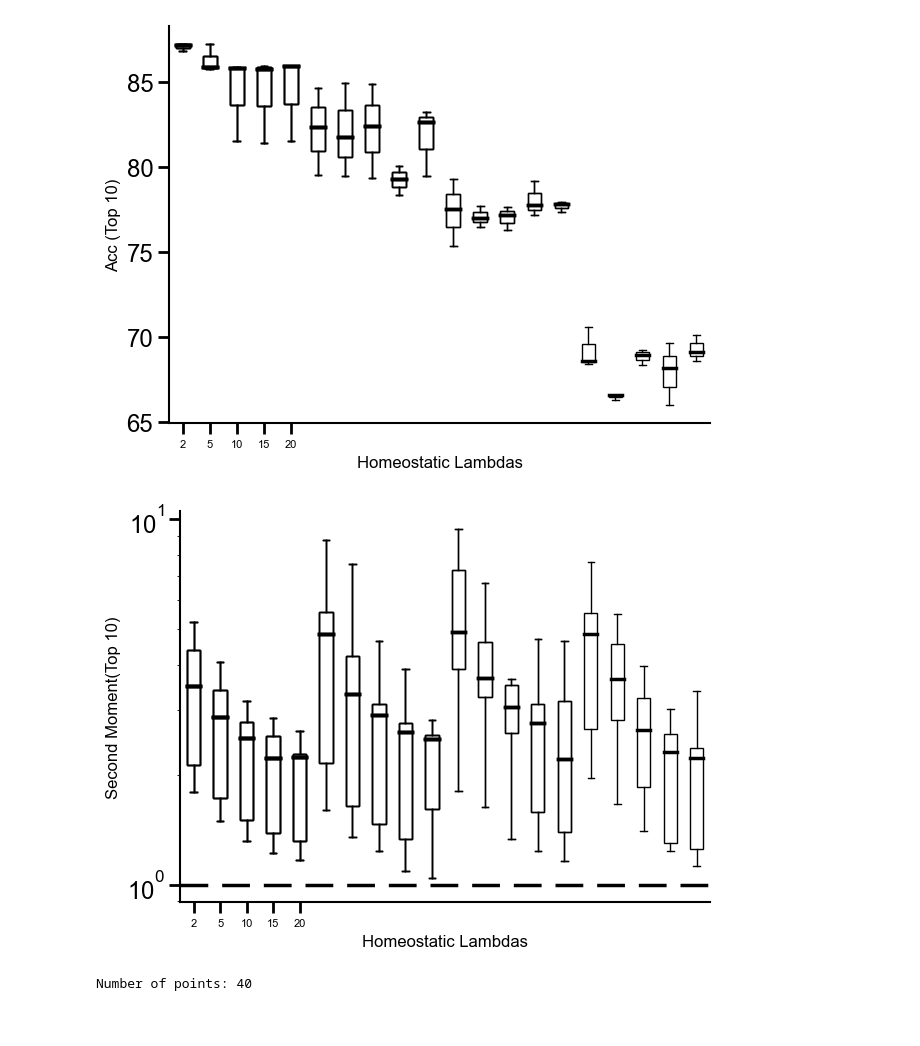
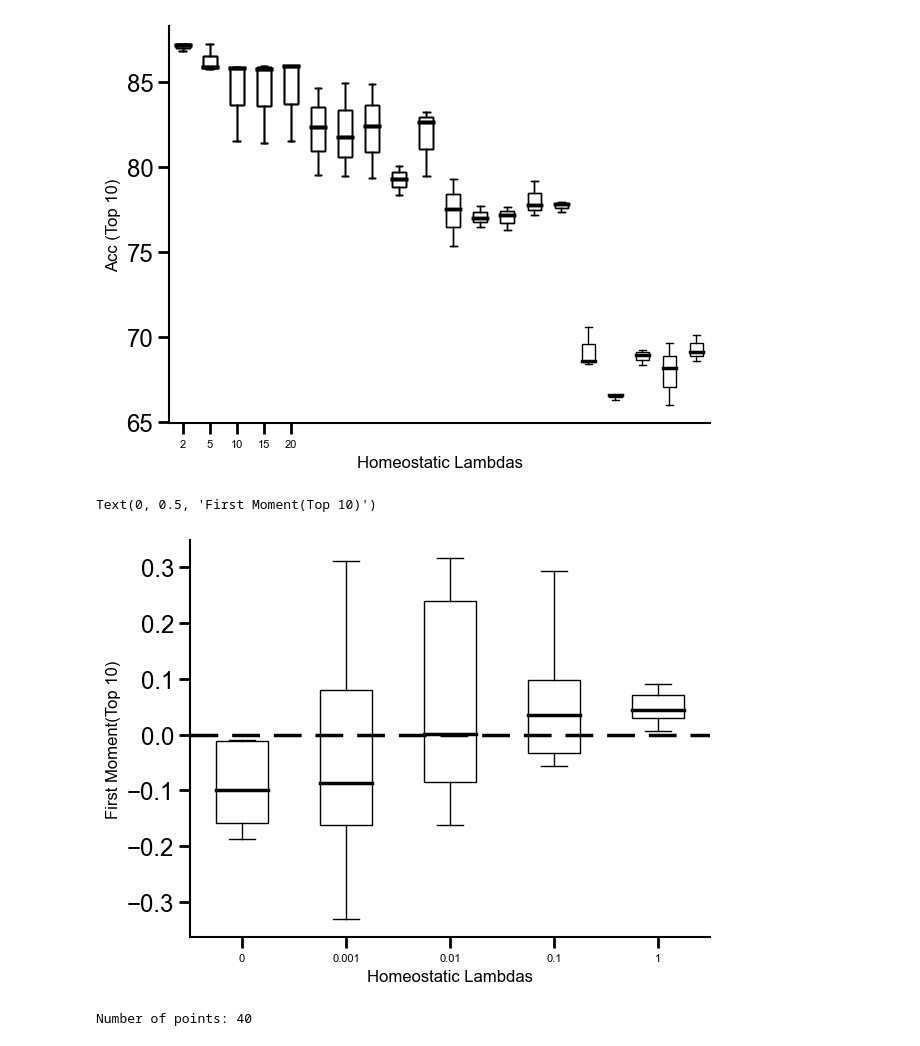
Before and after one commit to RoyHEyono/HomeostaticDANN, a Jupyter notebook: models/dense_mnist_task/notebooks/figures.ipynb, the cells around one changed output. Cells and saved outputs as stored; diff of their text form; code cells hidden in the pictures.

Commit message:
Fixed Gain and Bias implementation

```diff
--- a/models/dense_mnist_task/notebooks/figures.ipynb
+++ b/models/dense_mnist_task/notebooks/figures.ipynb
@@ -104,8 +105,8 @@ lmbda=1
 for bf in brightness_factor:
 
     runs_nolayernorm_train = fetch_runs(api, entity='project_danns', project_name='Luminosity', filters={"config.dataset": "fashionmnist",
-                                                                "config.brightness_factor": bf, "config.homeostasis": False, "config.normtype": "ln_false",
-                                                                "config.use_testset": True}, order="-summary_metrics.test_acc")[:best_n_runs]
+                                                            "config.brightness_factor": bf, "config.homeostasis": False, "config.normtype": "ln_false",
+                                                            "config.use_testset": True}, order="-summary_metrics.test_acc")[:best_n_runs]
     runs_layernorm_train = fetch_runs(api, entity='project_danns', project_name='Luminosity', filters={"config.dataset": "fashionmnist",
                                                                 "config.brightness_factor": bf, "config.homeostasis": False, "config.normtype": "ln_true",
                                                                 "config.use_testset": True}, order="-summary_metrics.test_acc")[:best_n_runs]
@@ -116,8 +117,8 @@ for bf in brightness_factor:
     #                                                             "config.brightness_factor": bf, "config.homeostasis": 1, "config.normtype": "ln_true",
     #                                                             "config.use_testset": True, "config.lambda_homeo": lmbda}, order="-summary_metrics.test_acc")[:best_n_runs]
     runs_homeostasis_inhib_train = fetch_runs(api, entity='project_danns', project_name='Luminosity', filters={"config.dataset": "fashionmnist",
-                                                                "config.brightness_factor": bf, "config.homeostasis": 1, "config.normtype": "ln_false",
-                                                                "config.use_testset": True, "config.lambda_homeo": lmbda, "config.task_opt_inhib": 1}, order="-summary_metrics.test_acc")[:best_n_runs]
+                                                                    "config.brightness_factor": bf, "config.homeostasis": 1, "config.normtype": "ln_false",
+                                                                    "config.use_testset": True, "config.task_opt_inhib": 1, "config.use_sep_bias_gain_lrs": False, "config.lambda_homeo": lmbda }, order="-summary_metrics.test_acc")[:best_n_runs]
 
     noln_acc.append([run_noln.summary['test_acc'] for run_noln in runs_nolayernorm_train ])
     ln_acc.append([run_ln.summary['test_acc'] for run_ln in runs_layernorm_train])
@@ -351,36 +352,40 @@ Text(0, 0.5, 'Acc (Top 10)')
 [figure]
 # %%
 fig, ax = plt.subplots()
-brightness_factor = [0, 0.5, 0.75, 1] #, 0.25, 0.5, 0.75, 1]
-lmbdas=[2, 5, 10, 15, 20]
+brightness_factor = [1] #, 0.25, 0.5, 0.75, 1]
+lmbdas=[0, 0.001, 0.01, 0.1, 1]
 best_n_runs = 10
 homeo_acc = []
 
 for bf in brightness_factor:
     for lmbda in lmbdas:
 
+        # runs_homeostasis_train = fetch_runs(api, entity='project_danns', project_name='Luminosity', filters={"config.dataset": "fashionmnist",
+        #                                                         "config.brightness_factor": bf, "config.homeostasis": 1, "config.normtype": "ln_false",
+        #                                                         "config.use_testset": True, "config.lambda_homeo": lmbda, "config.task_opt_inhib": 1}, order="-summary_metrics.test_acc")[:best_n_runs]
         runs_homeostasis_train = fetch_runs(api, entity='project_danns', project_name='Luminosity', filters={"config.dataset": "fashionmnist",
-                                                                "config.brightness_factor": bf, "config.homeostasis": 1, "config.normtype": "ln_false",
-                                                                "config.use_testset": True, "config.lambda_homeo": lmbda, "config.task_opt_inhib": 1}, order="-summary_metrics.test_acc")[:best_n_runs]
+                                                                    "config.brightness_factor": bf, "config.homeostasis": 1, "config.normtype": "ln_false",
+                                                                    "config.use_testset": True, "config.lambda_homeo": lmbda, "config.task_opt_inhib": None, "config.use_sep_bias_gain_lrs": False }, order="-summary_metrics.test_acc")[:best_n_runs]
 
-        homeo_acc.append([run_ln.summary['eval_fc1_var'] for run_ln in runs_homeostasis_train])
+        homeo_acc.append([run_ln.summary['eval_fc1_mu'] for run_ln in runs_homeostasis_train])
 
 
     ax.boxplot(np.array(homeo_acc).T, patch_artist=True, boxprops=dict(color='black', facecolor='none'), medianprops=dict(linestyle='-', linewidth=2.5, color='black'),
                             showfliers=False)
 
 # Create custom x-axis tick labels
 custom_xticks = [str(el) for el in lmbdas]
 ax.set_xticks(np.arange(1, len(custom_xticks) + 1))
 ax.set_xticklabels(custom_xticks, fontsize=8)
-plt.axhline(y=1, color='black', linestyle='--')
+plt.axhline(y=0, color='black', linestyle='--')
 
 ax.set_xlabel('Homeostatic Lambdas')
-ax.set_ylabel('Second Moment(Top 10)')
+ax.set_ylabel('First Moment(Top 10)')
 #ax.legend([bp3["medians"][0]], ['H'], loc='lower left')
-ax.set_yscale('log')
+#ax.set_yscale('log')
 # %% [output]
+Text(0, 0.5, 'First Moment(Top 10)')
-[figure, old version]
+[figure, new version]
 # %%
 bright_factor = 1
 lambda_hom = 20
```
Also changed, not shown: parts of 3 cells of this notebook, 2 other files.
